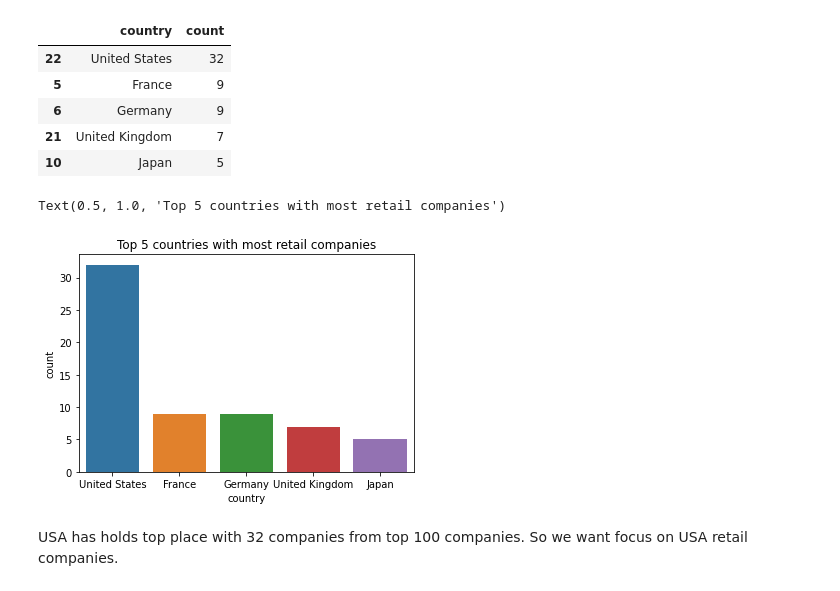
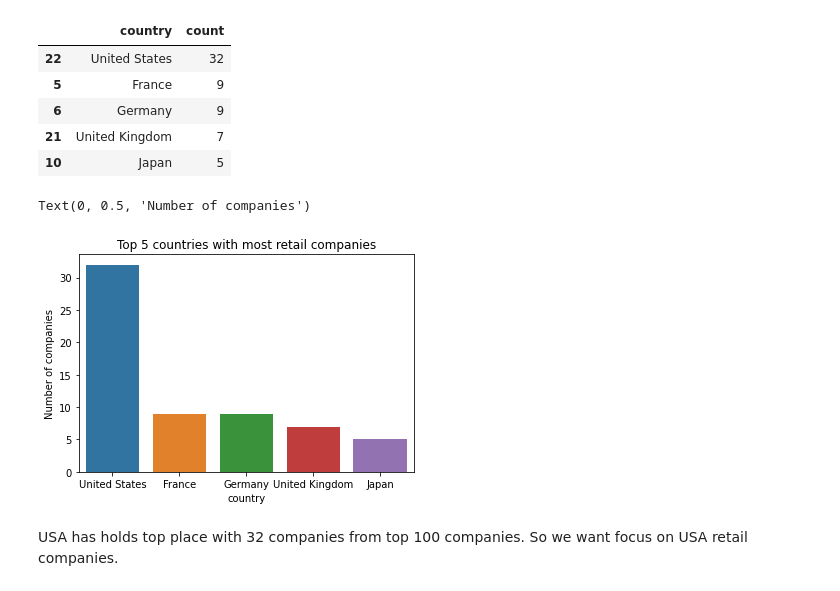
Before and after one commit to aswani848/6830project3, a Jupyter notebook: 6830Project3-1.ipynb, the cells around one changed output. Saved outputs shown, nothing was run; the diff lists cells and outputs as text; code cells hidden in the pictures.

```diff
--- a/6830Project3-1.ipynb
+++ b/6830Project3-1.ipynb
@@ -100,9 +100,10 @@ top_5
 # %%
 sns.barplot(data=top_5.head(5),x=top_5['country'],y=top_5['count'])
 plt.title('Top 5 countries with most retail companies')
+plt.ylabel('Number of companies')
 # %% [output]
-Text(0.5, 1.0, 'Top 5 countries with most retail companies')
+Text(0, 0.5, 'Number of companies')
-[figure, old version]
+[figure, new version]
 # %% [markdown]
 USA has holds top place with 32 companies from top 100 companies. So we want focus on USA retail companies.
 # %% [markdown]
```
